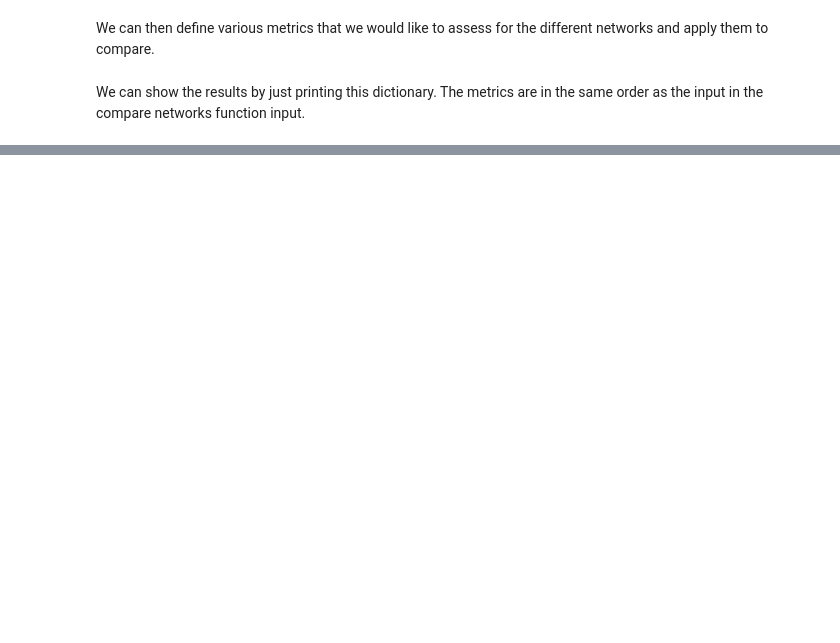
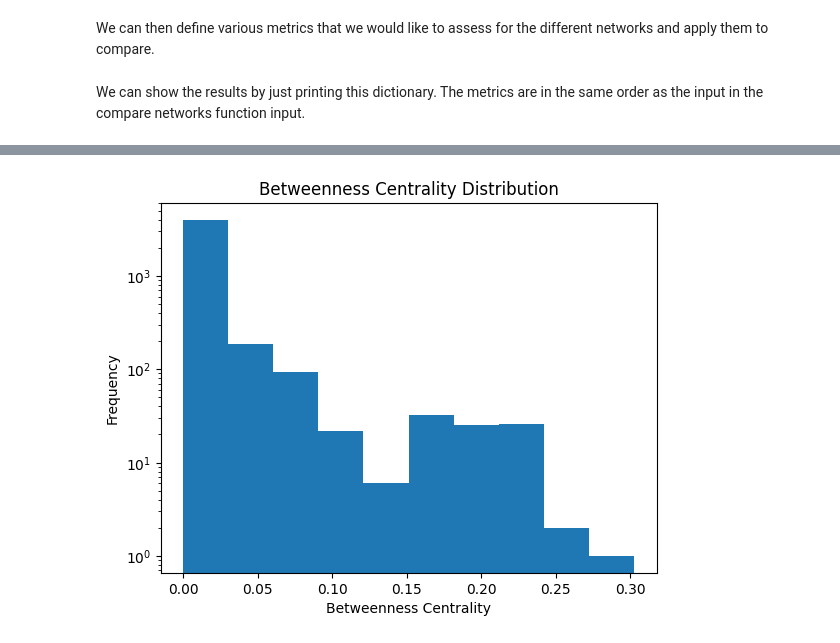
Before and after one commit to lschulte09/network_sci, a Jupyter notebook: lab1.ipynb, the cells around one changed output, grey strips where cells are left out. Saved outputs shown, nothing was run; the diff lists cells and outputs as text; code cells hidden in the pictures; blank space fills up the shorter version.

```diff
--- a/lab1.ipynb
+++ b/lab1.ipynb
@@ -146,0 +193,4 @@ result
+# %%
+plot_betweenness_centrality(H)
+# %% [output]
+[figure, added]
```
Also changed, not shown: parts of 9 cells of this notebook, 3 other files.
